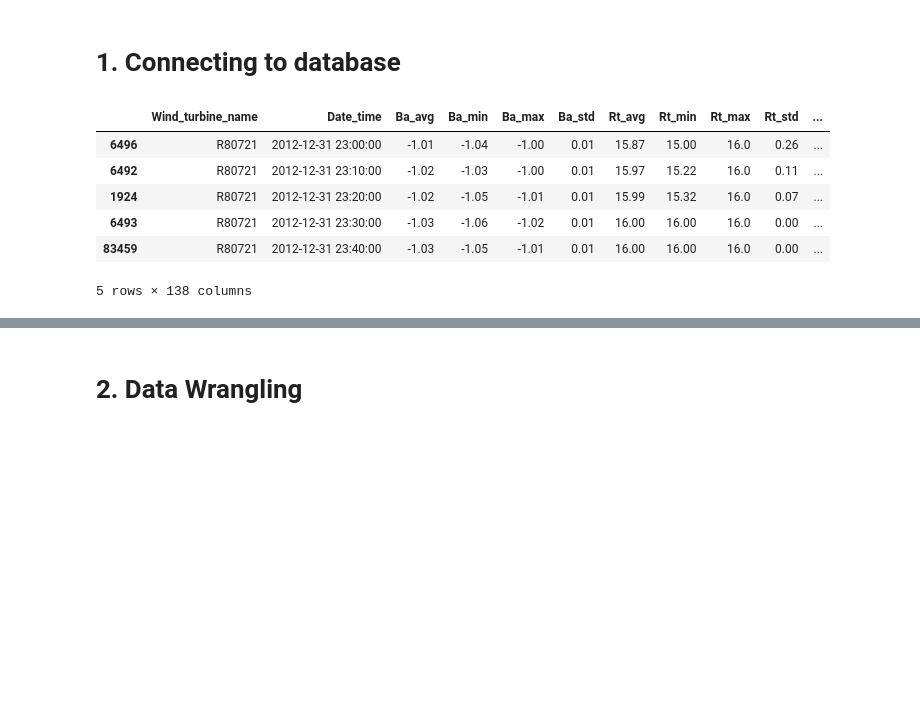
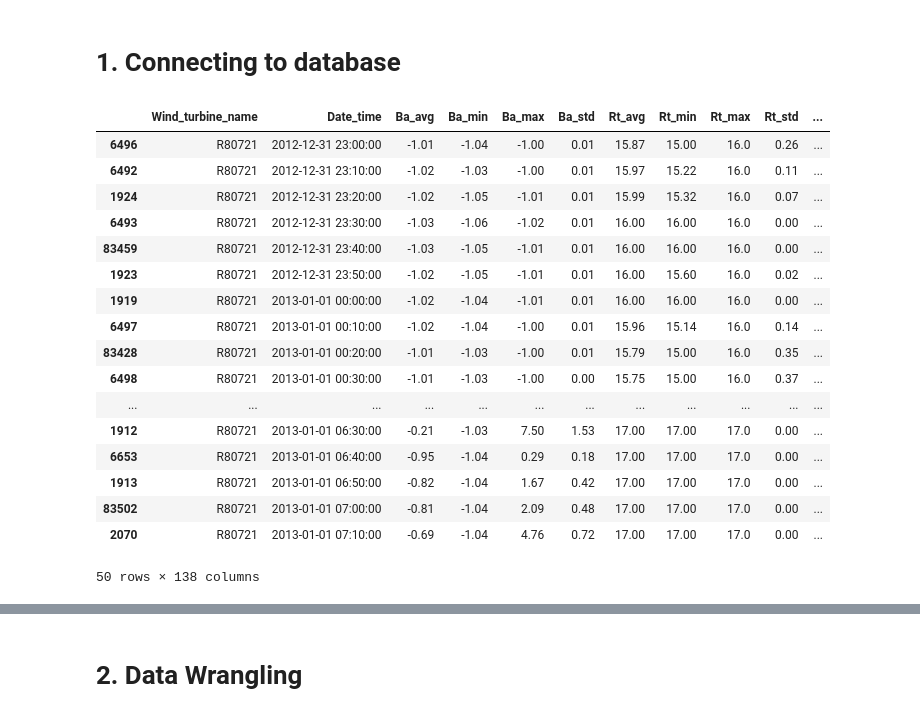
Before and after one commit to Evelenac/Twin-Wind-Turbine, a Jupyter notebook: ML_Digital_Turbine.ipynb, the cells around one changed output, grey strips where cells are left out. Saved outputs shown, nothing was run; the diff lists cells and outputs as text; code cells hidden in the pictures; blank space fills up the shorter version.

```diff
--- a/ML_Digital_Turbine.ipynb
+++ b/ML_Digital_Turbine.ipynb
@@ -20,15 +20,26 @@ except:
     data = pd.read_csv("data.csv",index_col= 0)
 data.sort_values(by='Date_time',inplace=True)
 # %%
-data.head()
+data.head(50)
 # %% [output]
 |  | Wind_turbine_name | Date_time | Ba_avg | Ba_min | Ba_max | Ba_std | Rt_avg | Rt_min | Rt_max | Rt_std | ... |
 | 6496 | R80721 | 2012-12-31 23:00:00 | -1.01 | -1.04 | -1.00 | 0.01 | 15.87 | 15.00 | 16.0 | 0.26 | ... |
 | 6492 | R80721 | 2012-12-31 23:10:00 | -1.02 | -1.03 | -1.00 | 0.01 | 15.97 | 15.22 | 16.0 | 0.11 | ... |
 | 1924 | R80721 | 2012-12-31 23:20:00 | -1.02 | -1.05 | -1.01 | 0.01 | 15.99 | 15.32 | 16.0 | 0.07 | ... |
 | 6493 | R80721 | 2012-12-31 23:30:00 | -1.03 | -1.06 | -1.02 | 0.01 | 16.00 | 16.00 | 16.0 | 0.00 | ... |
 | 83459 | R80721 | 2012-12-31 23:40:00 | -1.03 | -1.05 | -1.01 | 0.01 | 16.00 | 16.00 | 16.0 | 0.00 | ... |
+| 1923 | R80721 | 2012-12-31 23:50:00 | -1.02 | -1.05 | -1.01 | 0.01 | 16.00 | 15.60 | 16.0 | 0.02 | ... |
+| 1919 | R80721 | 2013-01-01 00:00:00 | -1.02 | -1.04 | -1.01 | 0.01 | 16.00 | 16.00 | 16.0 | 0.00 | ... |
+| 6497 | R80721 | 2013-01-01 00:10:00 | -1.02 | -1.04 | -1.00 | 0.01 | 15.96 | 15.14 | 16.0 | 0.14 | ... |
+| 83428 | R80721 | 2013-01-01 00:20:00 | -1.01 | -1.03 | -1.00 | 0.01 | 15.79 | 15.00 | 16.0 | 0.35 | ... |
+| 6498 | R80721 | 2013-01-01 00:30:00 | -1.01 | -1.03 | -1.00 | 0.00 | 15.75 | 15.00 | 16.0 | 0.37 | ... |
+| ... | ... | ... | ... | ... | ... | ... | ... | ... | ... | ... | ... |
+| 1912 | R80721 | 2013-01-01 06:30:00 | -0.21 | -1.03 | 7.50 | 1.53 | 17.00 | 17.00 | 17.0 | 0.00 | ... |
+| 6653 | R80721 | 2013-01-01 06:40:00 | -0.95 | -1.04 | 0.29 | 0.18 | 17.00 | 17.00 | 17.0 | 0.00 | ... |
+| 1913 | R80721 | 2013-01-01 06:50:00 | -0.82 | -1.04 | 1.67 | 0.42 | 17.00 | 17.00 | 17.0 | 0.00 | ... |
+| 83502 | R80721 | 2013-01-01 07:00:00 | -0.81 | -1.04 | 2.09 | 0.48 | 17.00 | 17.00 | 17.0 | 0.00 | ... |
+| 2070 | R80721 | 2013-01-01 07:10:00 | -0.69 | -1.04 | 4.76 | 0.72 | 17.00 | 17.00 | 17.0 | 0.00 | ... |
-5 rows × 138 columns
+50 rows × 138 columns
 # %%
 # Use of only average value of each variable
 data =data[['Date_time','P_avg','Q_avg','Va2_avg','Git_avg','Ot_avg','Ws2_avg','Nf_avg','Nu_avg', 'Dst_avg','Wa_c_avg',
```
Also changed, not shown: parts of 58 cells of this notebook.
